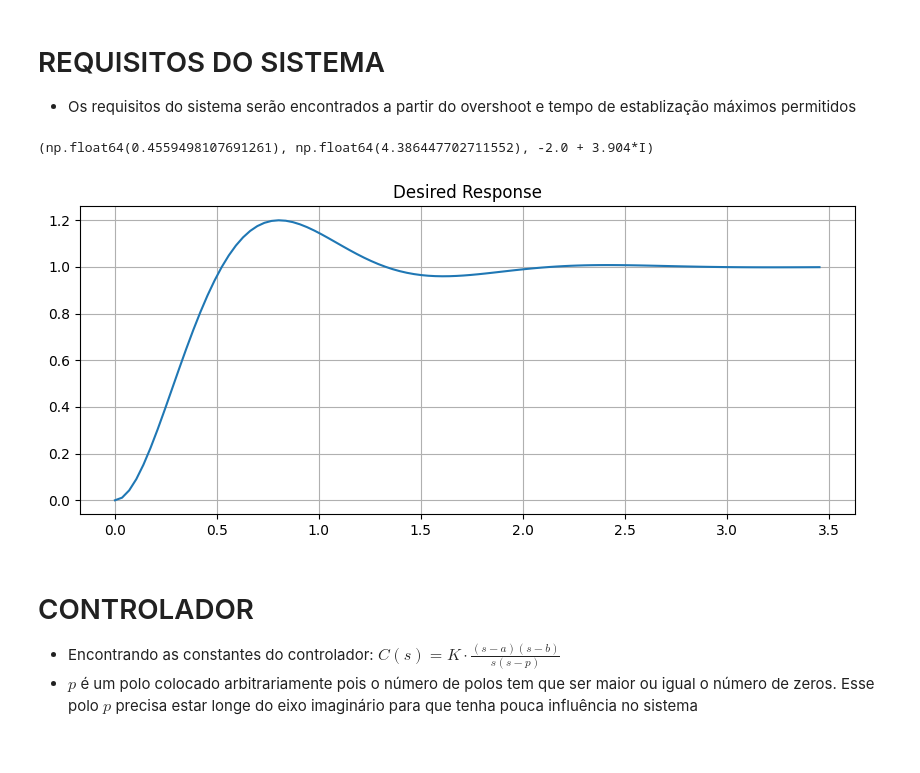
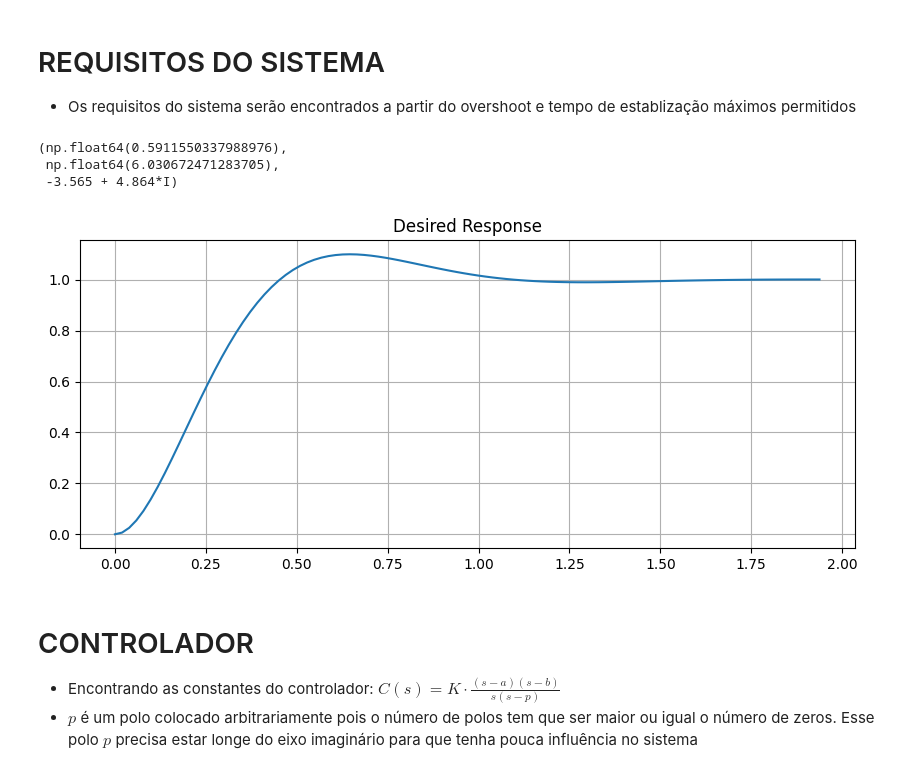
Before and after one commit to KlaussMarchi/PyTrole, a Jupyter notebook: Control/PID.ipynb, the cells around one changed output. Cells and saved outputs as stored; diff of their text form; code cells hidden in the pictures.

```diff
--- a/Control/PID.ipynb
+++ b/Control/PID.ipynb
@@ -61,24 +68,26 @@ zeros:
 # REQUISITOS DO SISTEMA
 - Os requisitos do sistema serão encontrados a partir do overshoot e tempo de establização máximos permitidos
 # %%
-Ts = 2.0
-UP = 0.2
+Ts = 1.122
+UP = 0.100
 
 zeta = -np.log(UP)/np.sqrt(np.pi**2 + np.log(UP)**2)
 Wn = 4/(zeta*Ts)
 
 s_d = -zeta*Wn + Wn*np.sqrt(1-zeta**2)*sp.I
 s_d = roundSympyFunction(s_d, 3)
 G_desired = Wn**2/(s**2 + 2*zeta*Wn*s + Wn**2)
 
 time, response = ctl.step_response(G_desired)
 plt.figure(figsize=(10, 4))
 plt.plot(time, response)
 plt.title('Desired Response'), plt.grid()
 (zeta, Wn, s_d)
 # %% [output]
-(np.float64(0.4559498107691261), np.float64(4.386447702711552), -2.0 + 3.904*I)
+(np.float64(0.5911550337988976),
+ np.float64(6.030672471283705),
+ -3.565 + 4.864*I)
-[figure, old version]
+[figure, new version]
 # %% [markdown]
 # CONTROLADOR
 - Encontrando as constantes do controlador: $C(s) = K\cdot\frac{(s-a)(s-b)}{s(s-p)}$
```
Also changed, not shown: parts of 17 cells of this notebook.
